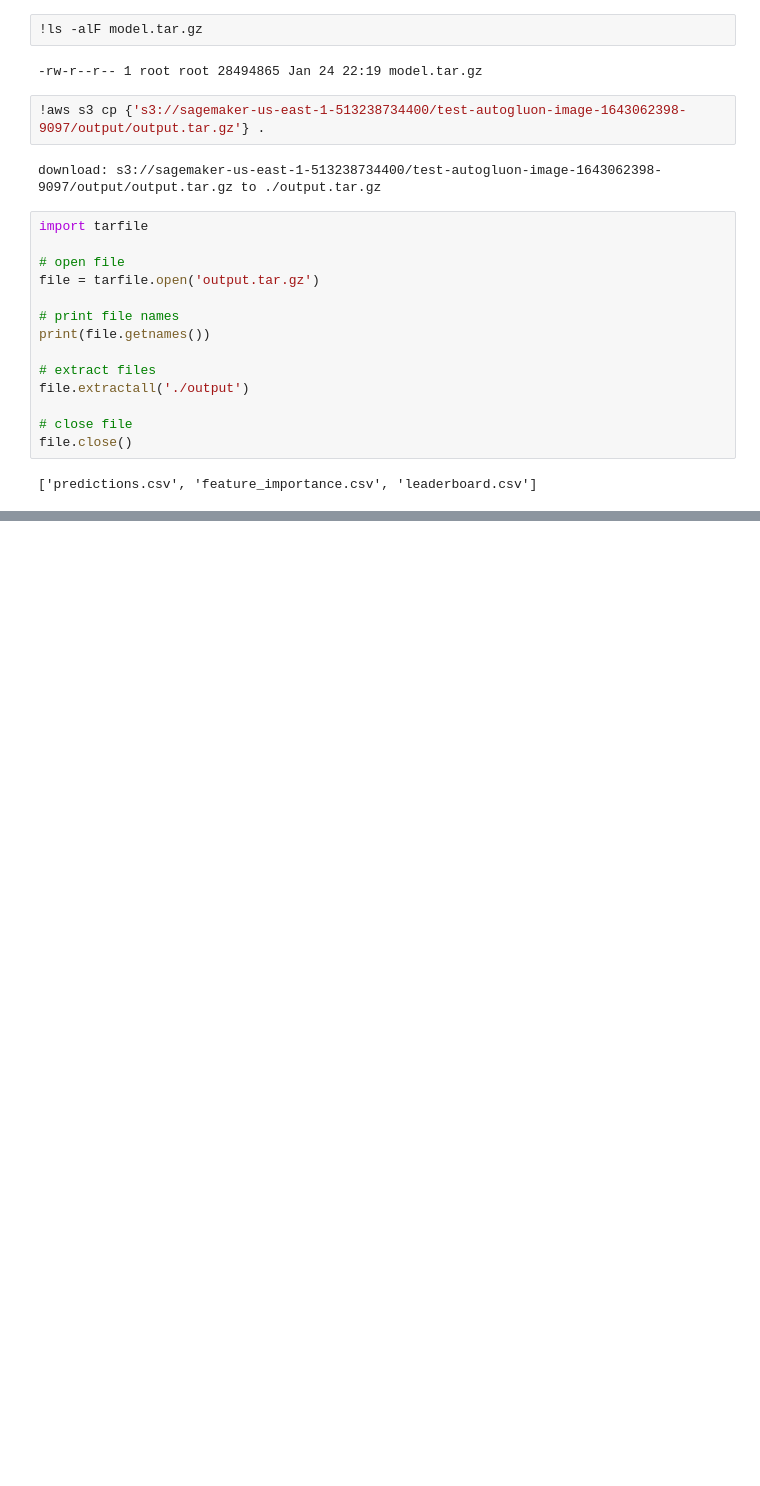
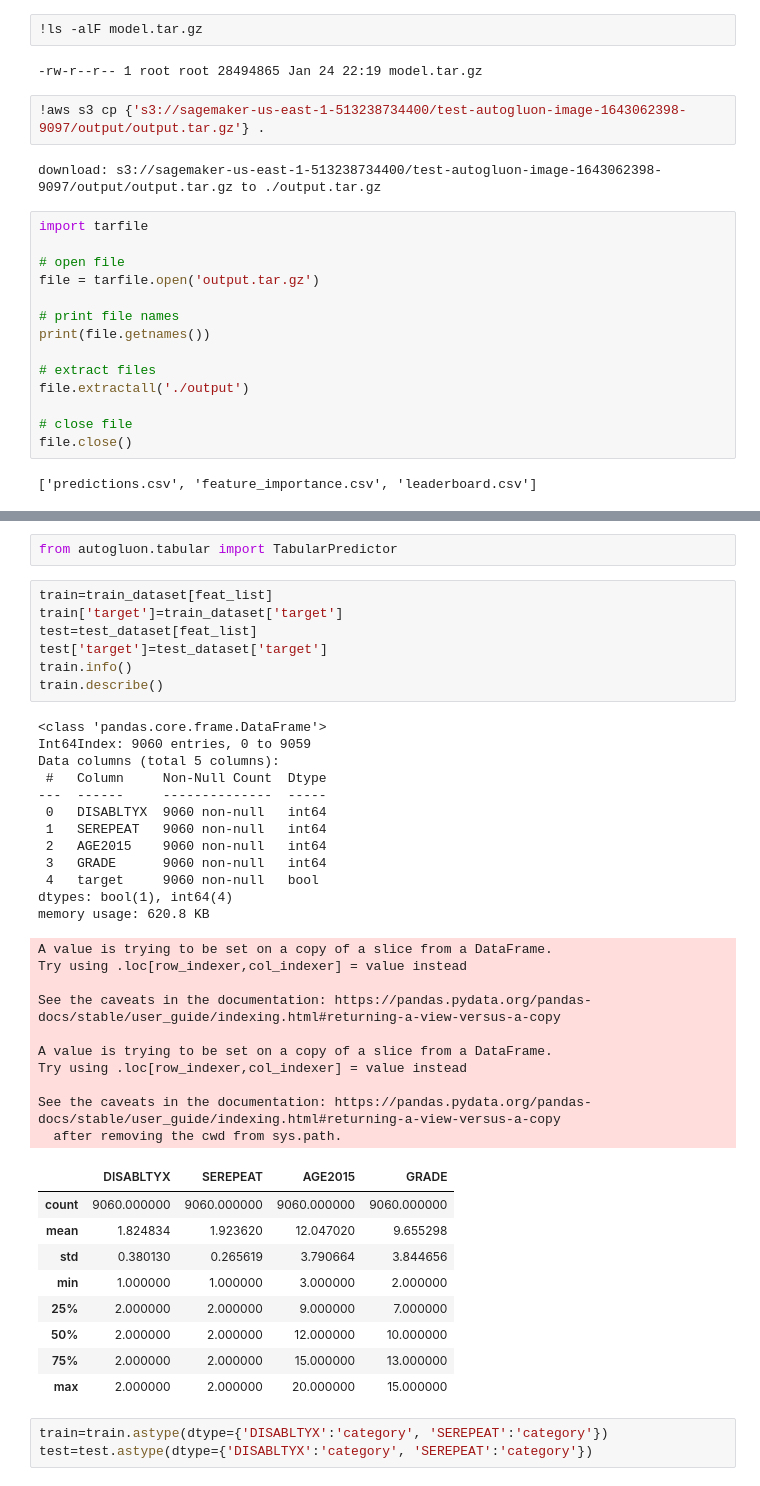
Before and after one commit to safiamc/udacity-capstone, a Jupyter notebook: project-notebook.ipynb, the cells around one changed output, grey strips where cells are left out. Cells and saved outputs as stored; diff of their text form; blank space fills up the shorter version.

```diff
--- a/project-notebook.ipynb
+++ b/project-notebook.ipynb
@@ -227,0 +334,44 @@ file.close()
+# %%
+from autogluon.tabular import TabularPredictor
+# %%
+train=train_dataset[feat_list]
+train['target']=train_dataset['target']
+test=test_dataset[feat_list]
+test['target']=test_dataset['target']
+train.info()
+train.describe()
+# %% [output]
+<class 'pandas.core.frame.DataFrame'>
+Int64Index: 9060 entries, 0 to 9059
+Data columns (total 5 columns):
+ #   Column     Non-Null Count  Dtype
+---  ------     --------------  -----
+ 0   DISABLTYX  9060 non-null   int64
+ 1   SEREPEAT   9060 non-null   int64
+ 2   AGE2015    9060 non-null   int64
+ 3   GRADE      9060 non-null   int64
+ 4   target     9060 non-null   bool
+dtypes: bool(1), int64(4)
+memory usage: 620.8 KB
+A value is trying to be set on a copy of a slice from a DataFrame.
+Try using .loc[row_indexer,col_indexer] = value instead
+
+See the caveats in the documentation: https://pandas.pydata.org/pandas-docs/stable/user_guide/indexing.html#returning-a-view-versus-a-copy
+
+A value is trying to be set on a copy of a slice from a DataFrame.
+Try using .loc[row_indexer,col_indexer] = value instead
+
+See the caveats in the documentation: https://pandas.pydata.org/pandas-docs/stable/user_guide/indexing.html#returning-a-view-versus-a-copy
+  after removing the cwd from sys.path.
+|  | DISABLTYX | SEREPEAT | AGE2015 | GRADE |
+| count | 9060.000000 | 9060.000000 | 9060.000000 | 9060.000000 |
+| mean | 1.824834 | 1.923620 | 12.047020 | 9.655298 |
+| std | 0.380130 | 0.265619 | 3.790664 | 3.844656 |
+| min | 1.000000 | 1.000000 | 3.000000 | 2.000000 |
+| 25% | 2.000000 | 2.000000 | 9.000000 | 7.000000 |
+| 50% | 2.000000 | 2.000000 | 12.000000 | 10.000000 |
+| 75% | 2.000000 | 2.000000 | 15.000000 | 13.000000 |
+| max | 2.000000 | 2.000000 | 20.000000 | 15.000000 |
+# %%
+train=train.astype(dtype={'DISABLTYX':'category', 'SEREPEAT':'category'})
+test=test.astype(dtype={'DISABLTYX':'category', 'SEREPEAT':'category'})
```
Also changed, not shown: parts of 16 cells of this notebook.
